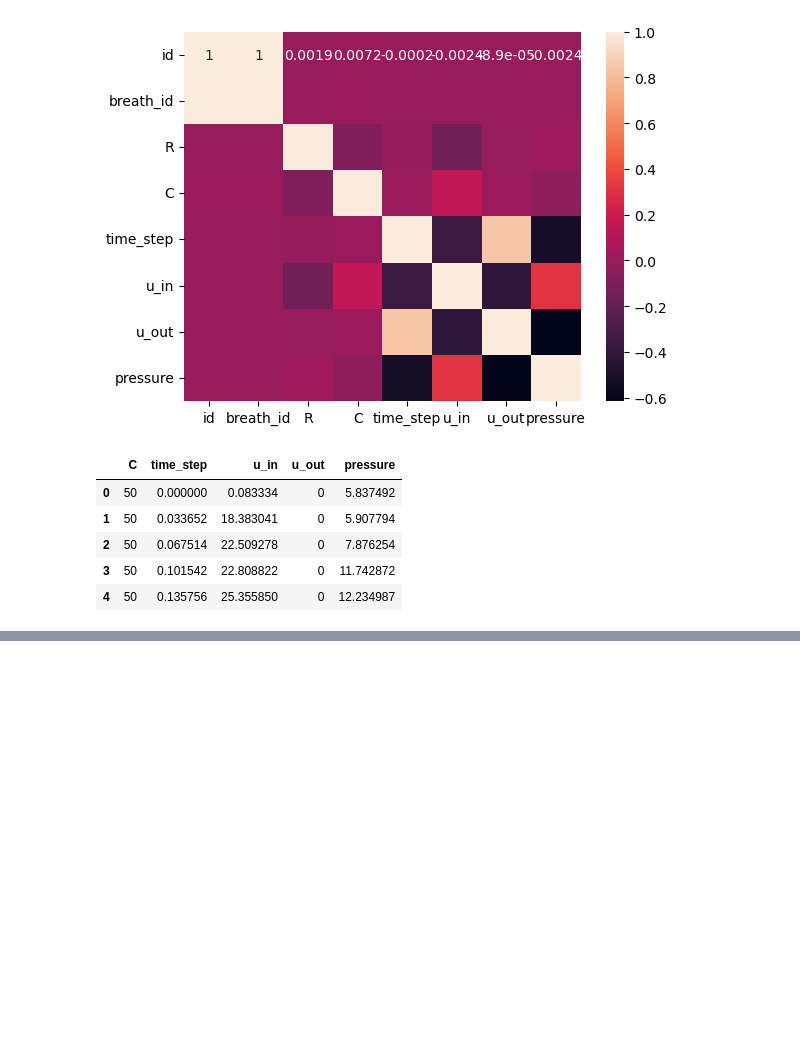
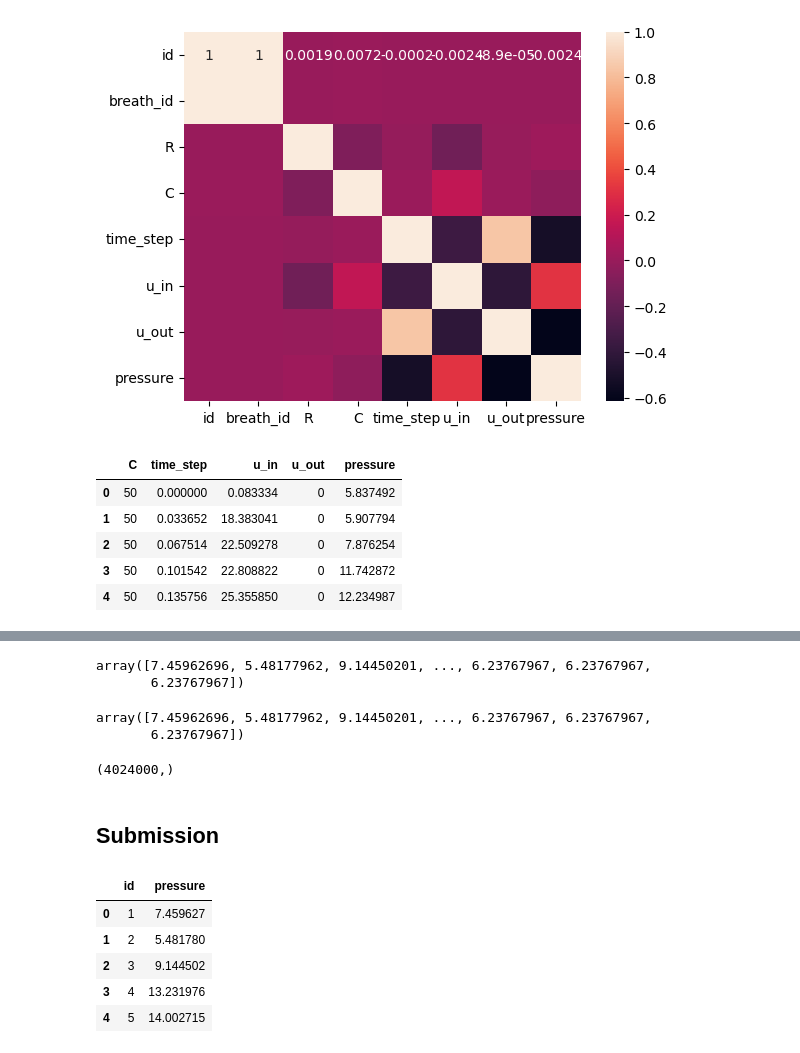
Before and after one commit to VishalyGinny/Data-Science-Projects, a Jupyter notebook: Google_brain/GB.ipynb, the cells around one changed output, grey strips where cells are left out. Cells and saved outputs as stored; diff of their text form; code cells hidden in the pictures; blank space fills up the shorter version.

```diff
--- a/Google_brain/GB.ipynb
+++ b/Google_brain/GB.ipynb
@@ -107,0 +173,34 @@ print(f'Random Forest RMSE: {rmse:.4f}')
+# %%
+# make predictions
+y_pred = model.predict(test)
+y_pred
+# %% [output]
+array([7.45962696, 5.48177962, 9.14450201, ..., 6.23767967, 6.23767967,
+       6.23767967])
+# %%
+# use the model to predict the pressure
+y_pred = model.predict(test)
+y_pred
+# %% [output]
+array([7.45962696, 5.48177962, 9.14450201, ..., 6.23767967, 6.23767967,
+       6.23767967])
+# %%
+y_pred.shape
+# %% [output]
+(4024000,)
+# %% [markdown]
+## Submission
+# %%
+# start id from 1
+test.index += 1
+# %%
+# create a submission dataframe
+submission = pd.DataFrame({'id': test.index, 'pressure': y_pred})
+submission.head()
+# %% [output]
+|  | id | pressure |
+| 0 | 1 | 7.459627 |
+| 1 | 2 | 5.481780 |
+| 2 | 3 | 9.144502 |
+| 3 | 4 | 13.231976 |
+| 4 | 5 | 14.002715 |
```
Also changed, not shown: parts of 28 cells of this notebook, 2 other files.
